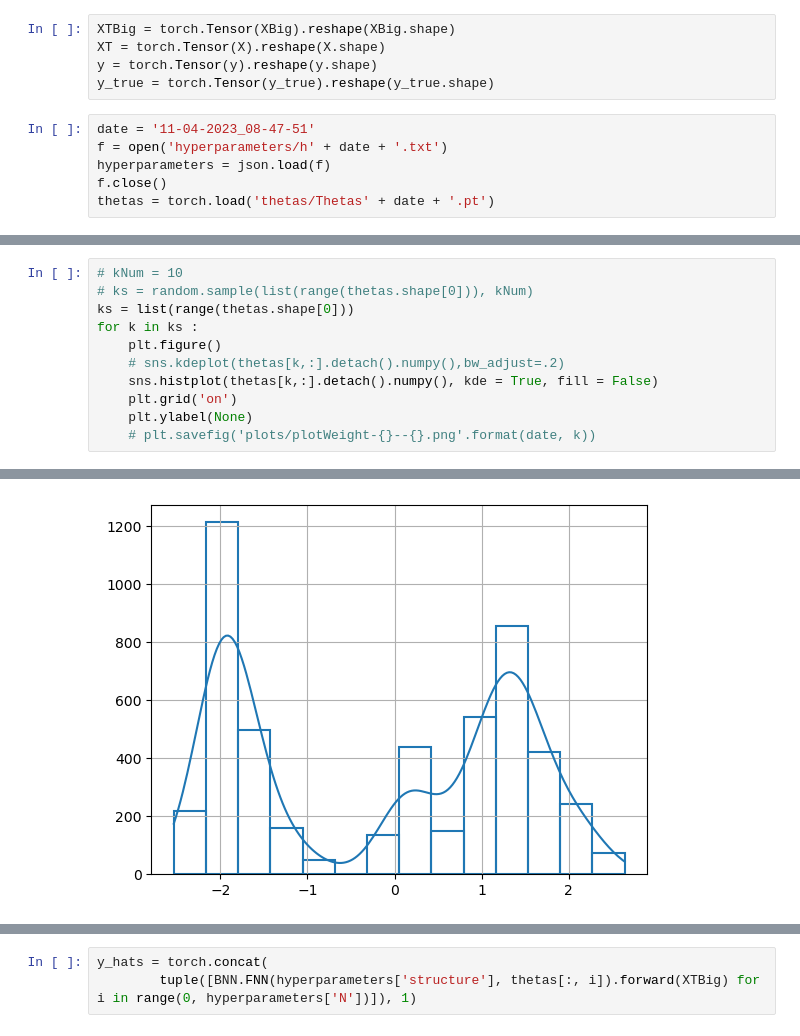
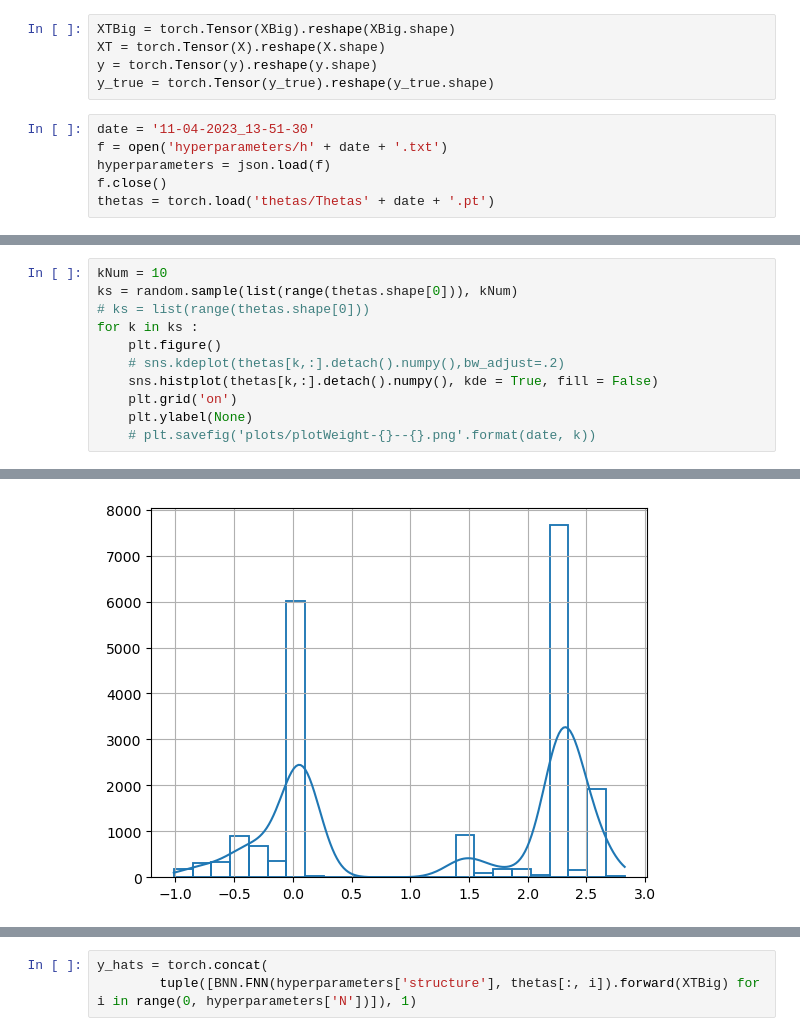
Before and after one commit to Davidson-Lova/PFE_BNN_ABS_SS, a Jupyter notebook: weightAnalysis.ipynb, the cells around one changed output, grey strips where cells are left out. Drawn from its saved outputs; the diff is of its cells as text.

```diff
--- a/weightAnalysis.ipynb
+++ b/weightAnalysis.ipynb
@@ -57,7 +57,7 @@ XT = torch.Tensor(X).reshape(X.shape)
 y = torch.Tensor(y).reshape(y.shape)
 y_true = torch.Tensor(y_true).reshape(y_true.shape)
 # %%
-date = '11-04-2023_08-47-51'
+date = '11-04-2023_13-51-30'
 f = open('hyperparameters/h' + date + '.txt')
 hyperparameters = json.load(f)
 f.close()
@@ -74,7 +74,7 @@ plt.show()
 # %%
-# kNum = 10
-# ks = random.sample(list(range(thetas.shape[0])), kNum)
-ks = list(range(thetas.shape[0]))
+kNum = 10
+ks = random.sample(list(range(thetas.shape[0])), kNum)
+# ks = list(range(thetas.shape[0]))
 for k in ks :
     plt.figure()
     # sns.kdeplot(thetas[k,:].detach().numpy(),bw_adjust=.2)
@@ -88 +88 @@ for k in ks :
-[figure, old version]
+[figure, new version]
```
Also changed, not shown: parts of 7 cells of this notebook, 14 other files.
